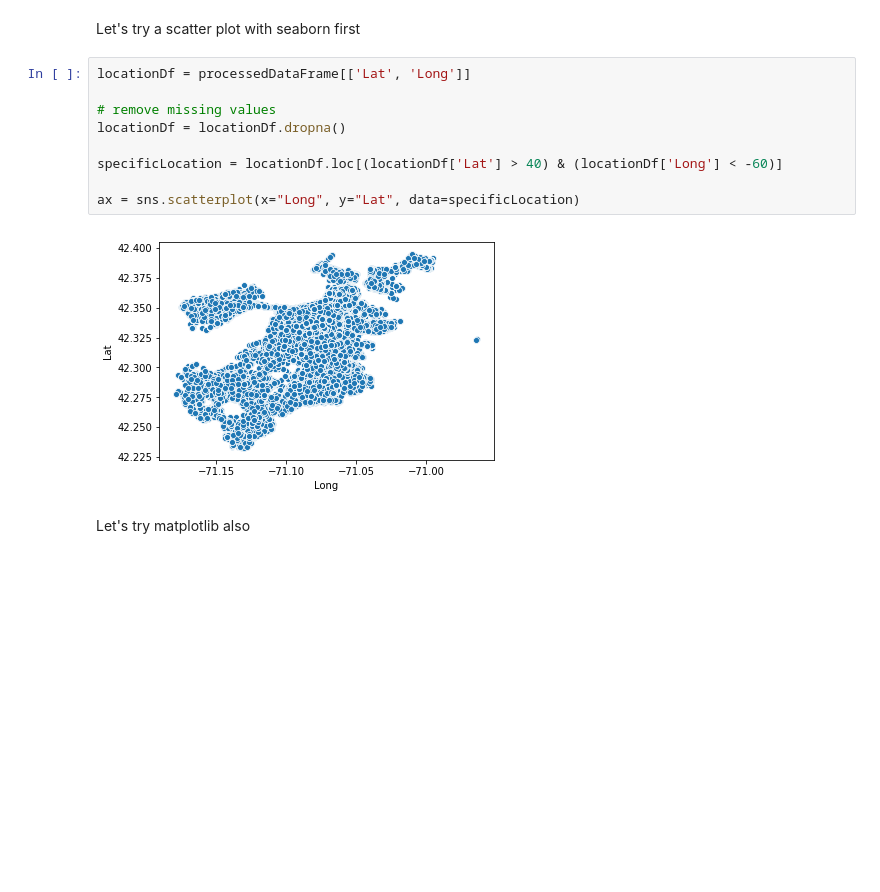
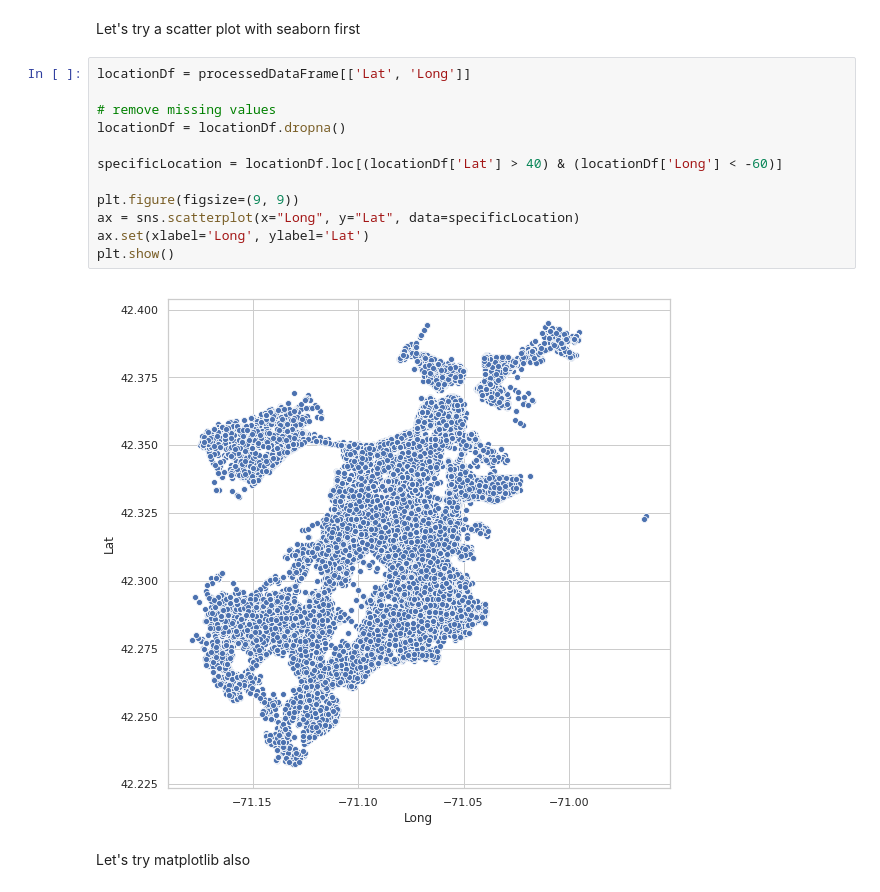
Before and after one commit to PanosEvange/Data-Analysis-and-Clustering, a Jupyter notebook: scr_sdi1500039/sdi1500039_Project2.ipynb, the cells around one changed output. Drawn from its saved outputs; the diff is of its cells as text; blank space fills up the shorter version.

```diff
--- a/scr_sdi1500039/sdi1500039_Project2.ipynb
+++ b/scr_sdi1500039/sdi1500039_Project2.ipynb
@@ -158,14 +158,17 @@ Let's try a scatter plot with seaborn first
 # %%
 locationDf = processedDataFrame[['Lat', 'Long']]
 
 # remove missing values
 locationDf = locationDf.dropna()
 
 specificLocation = locationDf.loc[(locationDf['Lat'] > 40) & (locationDf['Long'] < -60)]
 
+plt.figure(figsize=(9, 9))
 ax = sns.scatterplot(x="Long", y="Lat", data=specificLocation)
+ax.set(xlabel='Long', ylabel='Lat')
+plt.show()
 # %% [output]
-[figure, old version]
+[figure, new version]
 # %% [markdown]
 Let's try matplotlib also
 # %%
```
Also changed, not shown: parts of 14 cells of this notebook, 1 other file.
